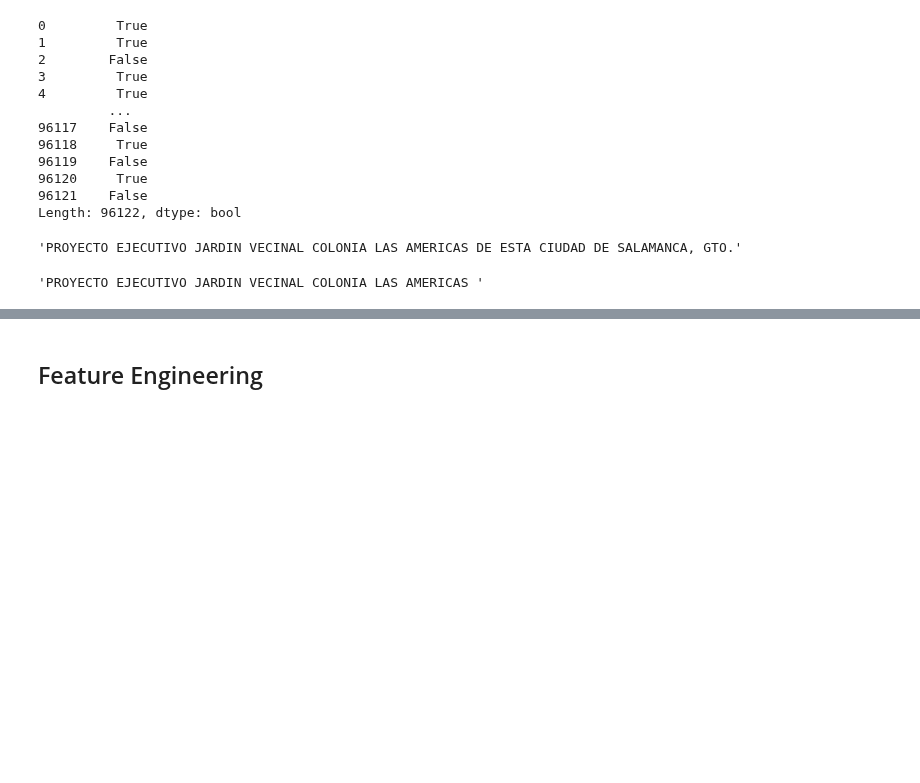
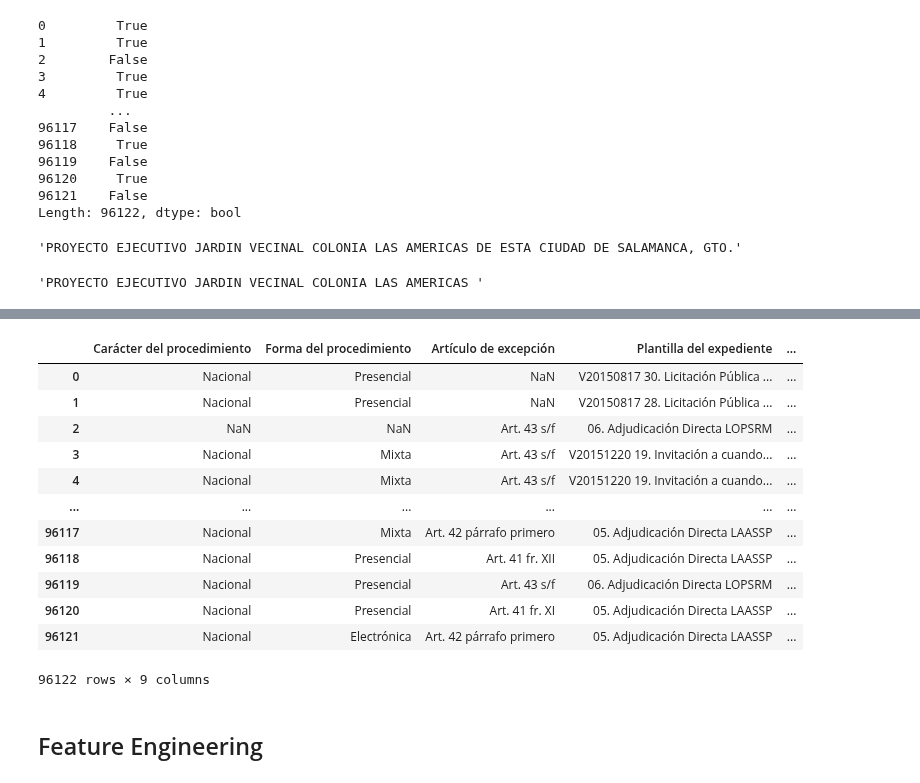
Before and after one commit to ML-Group-Col/Exped_Visualizations, a Jupyter notebook: assignment4_1.ipynb, the cells around one changed output, grey strips where cells are left out. Drawn from its saved outputs; the diff is of its cells as text; code cells hidden in the pictures; blank space fills up the shorter version.

```diff
--- a/assignment4_1.ipynb
+++ b/assignment4_1.ipynb
@@ -99,3 +109,19 @@ df_reduced.head(5)
+# %%
+df_reduced
+# %% [output]
+|  | Carácter del procedimiento | Forma del procedimiento | Artículo de excepción | Plantilla del expediente | ... |
+| 0 | Nacional | Presencial | NaN | V20150817 30. Licitación Pública ... | ... |
+| 1 | Nacional | Presencial | NaN | V20150817 28. Licitación Pública ... | ... |
+| 2 | NaN | NaN | Art. 43 s/f | 06. Adjudicación Directa LOPSRM | ... |
+| 3 | Nacional | Mixta | Art. 43 s/f | V20151220 19. Invitación a cuando... | ... |
+| 4 | Nacional | Mixta | Art. 43 s/f | V20151220 19. Invitación a cuando... | ... |
+| ... | ... | ... | ... | ... | ... |
+| 96117 | Nacional | Mixta | Art. 42 párrafo primero | 05. Adjudicación Directa LAASSP | ... |
+| 96118 | Nacional | Presencial | Art. 41 fr. XII | 05. Adjudicación Directa LAASSP | ... |
+| 96119 | Nacional | Presencial | Art. 43 s/f | 06. Adjudicación Directa LOPSRM | ... |
+| 96120 | Nacional | Presencial | Art. 41 fr. XI | 05. Adjudicación Directa LAASSP | ... |
+| 96121 | Nacional | Electrónica | Art. 42 párrafo primero | 05. Adjudicación Directa LAASSP | ... |
+96122 rows × 9 columns
 # %% [markdown]
 ## Feature Engineering
 # %%
```
Also changed, not shown: parts of 23 cells of this notebook, 3 other files.
